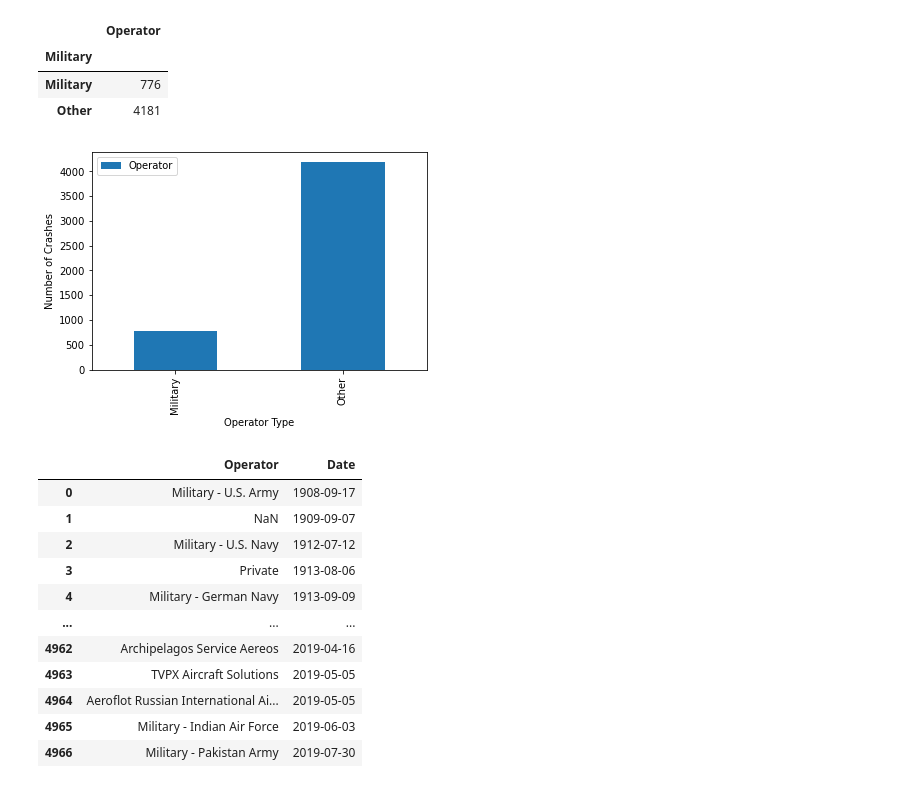
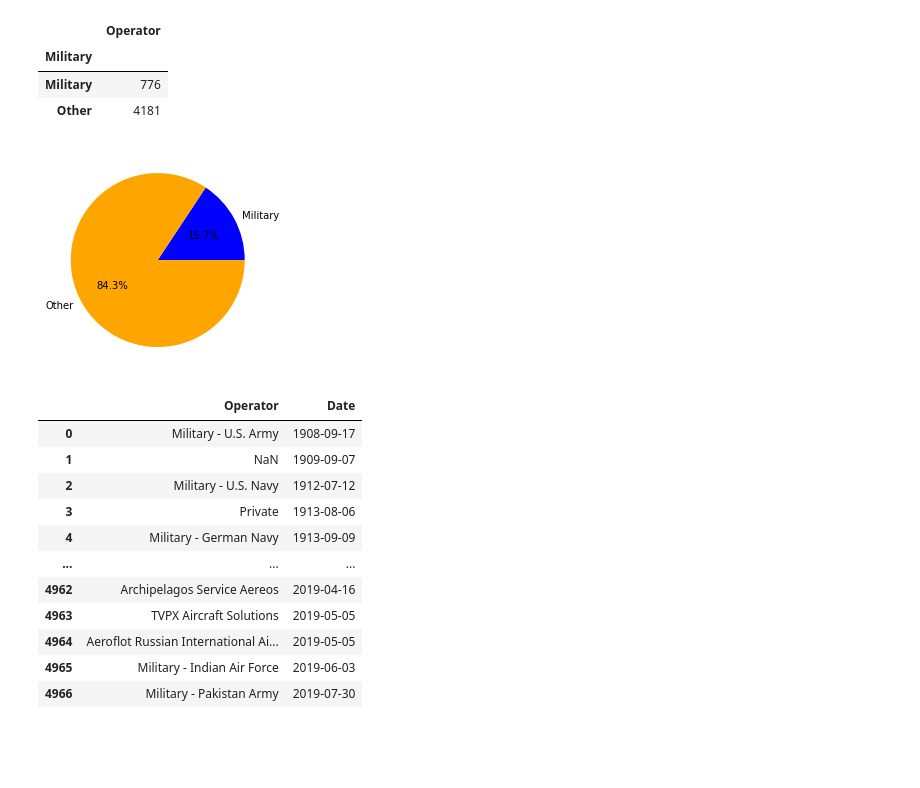
Before and after one commit to nahidfarzad8751/project_one, a Jupyter notebook: Nahid.ipynb, the cells around one changed output. Drawn from its saved outputs; the diff is of its cells as text; code cells hidden in the pictures; blank space fills up the shorter version.

```diff
--- a/Nahid.ipynb
+++ b/Nahid.ipynb
@@ -87,15 +87,18 @@ table
 | Military |  |
 | Military | 776 |
 | Other | 4181 |
-# %%
-# Bar chart
-
-table.plot(kind = "bar")
-plt.xlabel("Operator Type")
-plt.ylabel("Number of Crashes")
-plt.show()
-# %% [output]
-[figure, removed]
+# %%
+#Pie Chart
+
+labels = ["Military","Other"]
+
+sizes = [15.7, 84.3]
+
+colors = ["blue","orange"]
+
+plt.pie(sizes, labels=labels, colors = colors, autopct="%.1f%%" );
+# %% [output]
+[figure, added]
 # %%
 #pulling the necessary data and grouping it by operator
 
```
Also changed, not shown: parts of 2 cells of this notebook.
